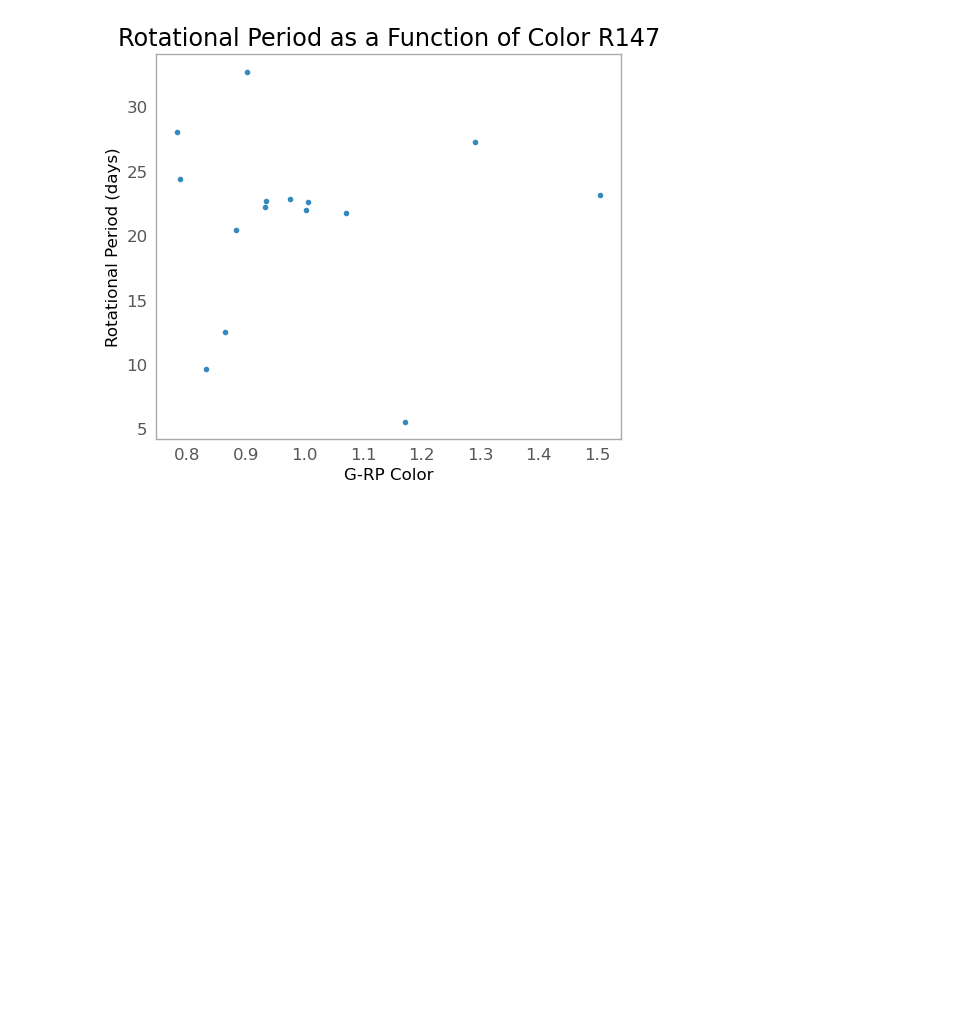
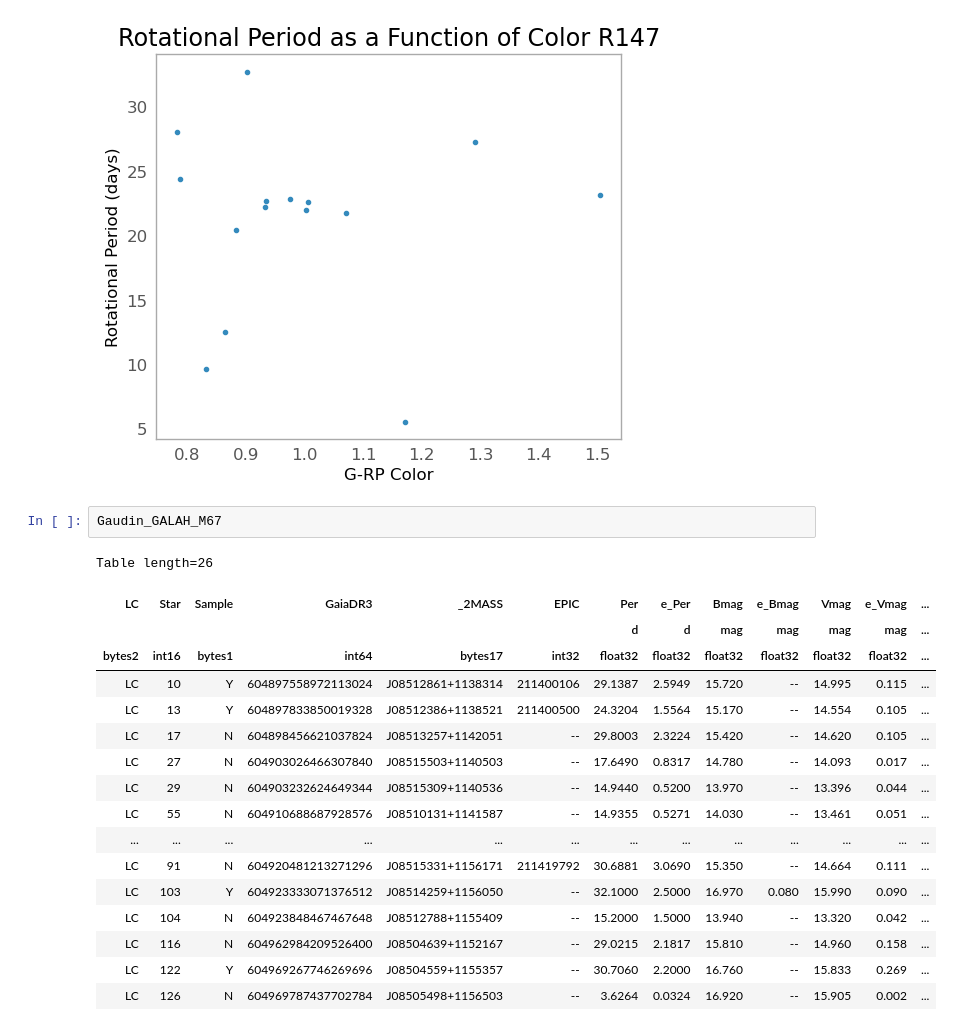
Before and after one commit to Rhianna2/Rhianna_ASTR3005, a Jupyter notebook: project_work.ipynb, the cells around one changed output. Cells and saved outputs as stored; diff of their text form; blank space fills up the shorter version.

```diff
--- a/project_work.ipynb
+++ b/project_work.ipynb
@@ -93,3 +167,23 @@ plt.savefig('PvsColour_R147.png', dpi=200, bbox_inches="tight")
 plt.show()
 # %% [output]
 [figure]
+# %%
+Gaudin_GALAH_M67
+# %% [output]
+Table length=26
+| LC | Star | Sample | GaiaDR3 | _2MASS | EPIC | Per | e_Per | Bmag | e_Bmag | Vmag | e_Vmag | ... |
+|  |  |  |  |  |  | d | d | mag | mag | mag | mag | ... |
+| bytes2 | int16 | bytes1 | int64 | bytes17 | int32 | float32 | float32 | float32 | float32 | float32 | float32 | ... |
+| LC | 10 | Y | 604897558972113024 | J08512861+1138314 | 211400106 | 29.1387 | 2.5949 | 15.720 | -- | 14.995 | 0.115 | ... |
+| LC | 13 | Y | 604897833850019328 | J08512386+1138521 | 211400500 | 24.3204 | 1.5564 | 15.170 | -- | 14.554 | 0.105 | ... |
+| LC | 17 | N | 604898456621037824 | J08513257+1142051 | -- | 29.8003 | 2.3224 | 15.420 | -- | 14.620 | 0.105 | ... |
+| LC | 27 | N | 604903026466307840 | J08515503+1140503 | -- | 17.6490 | 0.8317 | 14.780 | -- | 14.093 | 0.017 | ... |
+| LC | 29 | N | 604903232624649344 | J08515309+1140536 | -- | 14.9440 | 0.5200 | 13.970 | -- | 13.396 | 0.044 | ... |
+| LC | 55 | N | 604910688687928576 | J08510131+1141587 | -- | 14.9355 | 0.5271 | 14.030 | -- | 13.461 | 0.051 | ... |
+| ... | ... | ... | ... | ... | ... | ... | ... | ... | ... | ... | ... | ... |
+| LC | 91 | N | 604920481213271296 | J08515331+1156171 | 211419792 | 30.6881 | 3.0690 | 15.350 | -- | 14.664 | 0.111 | ... |
+| LC | 103 | Y | 604923333071376512 | J08514259+1156050 | -- | 32.1000 | 2.5000 | 16.970 | 0.080 | 15.990 | 0.090 | ... |
+| LC | 104 | N | 604923848467467648 | J08512788+1155409 | -- | 15.2000 | 1.5000 | 13.940 | -- | 13.320 | 0.042 | ... |
+| LC | 116 | N | 604962984209526400 | J08504639+1152167 | -- | 29.0215 | 2.1817 | 15.810 | -- | 14.960 | 0.158 | ... |
+| LC | 122 | Y | 604969267746269696 | J08504559+1155357 | -- | 30.7060 | 2.2000 | 16.760 | -- | 15.833 | 0.269 | ... |
+| LC | 126 | N | 604969787437702784 | J08505498+1156503 | -- | 3.6264 | 0.0324 | 16.920 | -- | 15.905 | 0.002 | ... |
```
Also changed, not shown: parts of 10 cells of this notebook, 2 other files.
